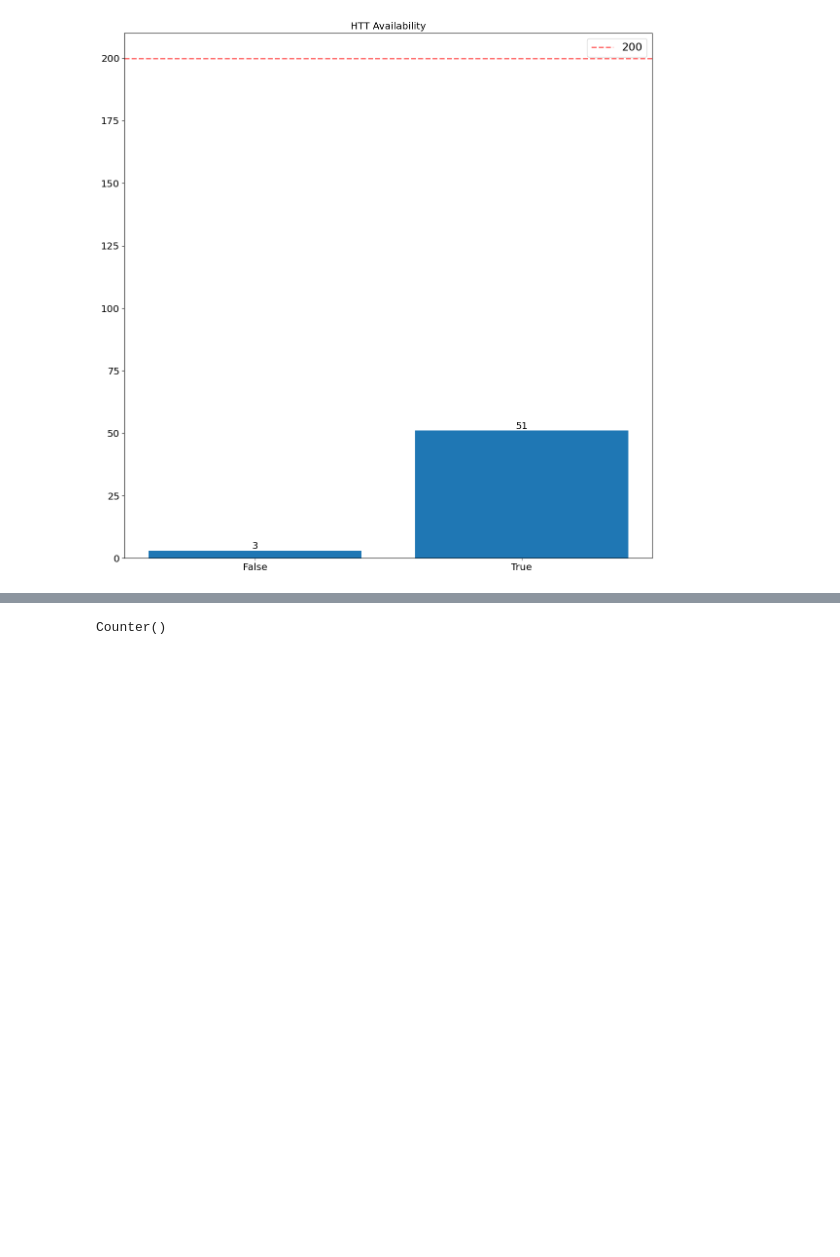
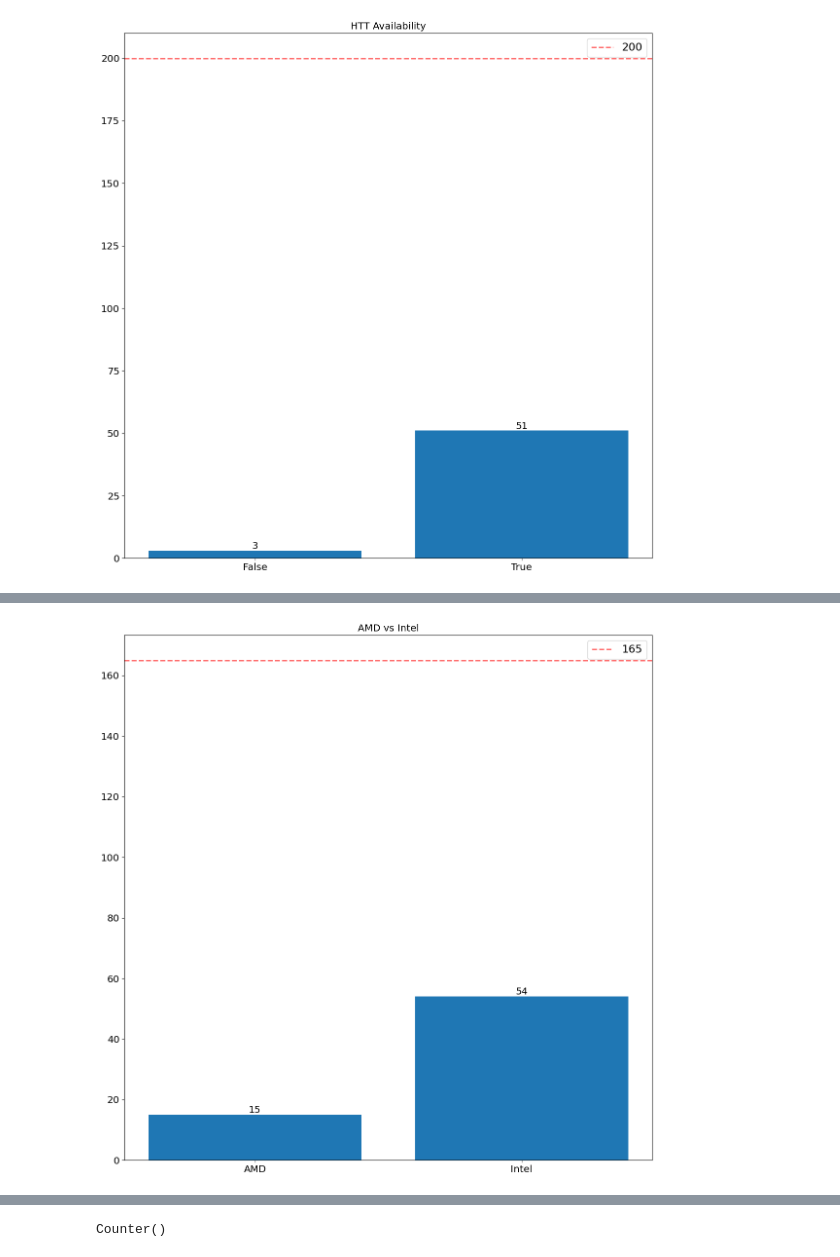
Before and after one commit to kponichtera/browser-cpu-fingerprinting-rs, a Jupyter notebook: classification/dataset_visualization.ipynb, the cells around one changed output, grey strips where cells are left out. Drawn from its saved outputs; the diff is of its cells as text; code cells hidden in the pictures; blank space fills up the shorter version.

```diff
--- a/classification/dataset_visualization.ipynb
+++ b/classification/dataset_visualization.ipynb
@@ -189,17 +193,19 @@ plt.show()
 # %%
-X_vendor, y_vendor = prepare_vendor(balance, db_models, cachesize_benchmarks_small, cachesize_benchmarks_large, tlb_benchmarks, csv_dict['name'], csv_dict['rname'])
+X_vendor, y_vendor = prepare_vendor(balance, db_models, cachesize_benchmarks, tlb_benchmarks, csv_dict['name'], csv_dict['rname'])
 threshold = 165
 
 counter = collections.Counter(y_vendor).most_common(2)
 items = sorted(list(counter), key=lambda tup: tup[1])
 items = [list(t) for t in zip(*items)]
 fig, ax = plt.subplots(figsize=(14, 14))
 ax.bar(list(map(lambda x: str(x), items[0])), list(map(lambda x: min(x, threshold), items[1])))
 ax.bar(list(map(lambda x: str(x), items[0])), list(map(lambda x: max(0, x - threshold), items[1])), bottom=list(map(lambda x: min(x, threshold), items[1])), color='gray')
 # ax.bar(list(map(lambda x: str(x), items[0])), items[1], color=['C0', 'C0', 'C0', 'C0', 'gray', 'C0'])
 plt.axhline(y=threshold, color='r', linestyle='--', linewidth=2, alpha=0.6, label=str(threshold))
 ax.bar_label(ax.containers[1], items[1], fontsize=14)
 ax.set_title('AMD vs Intel')
 plt.legend(fontsize=16)
 plt.show()
+# %% [output]
+[figure, added]
 # %%
```
Also changed, not shown: parts of 7 cells of this notebook.
